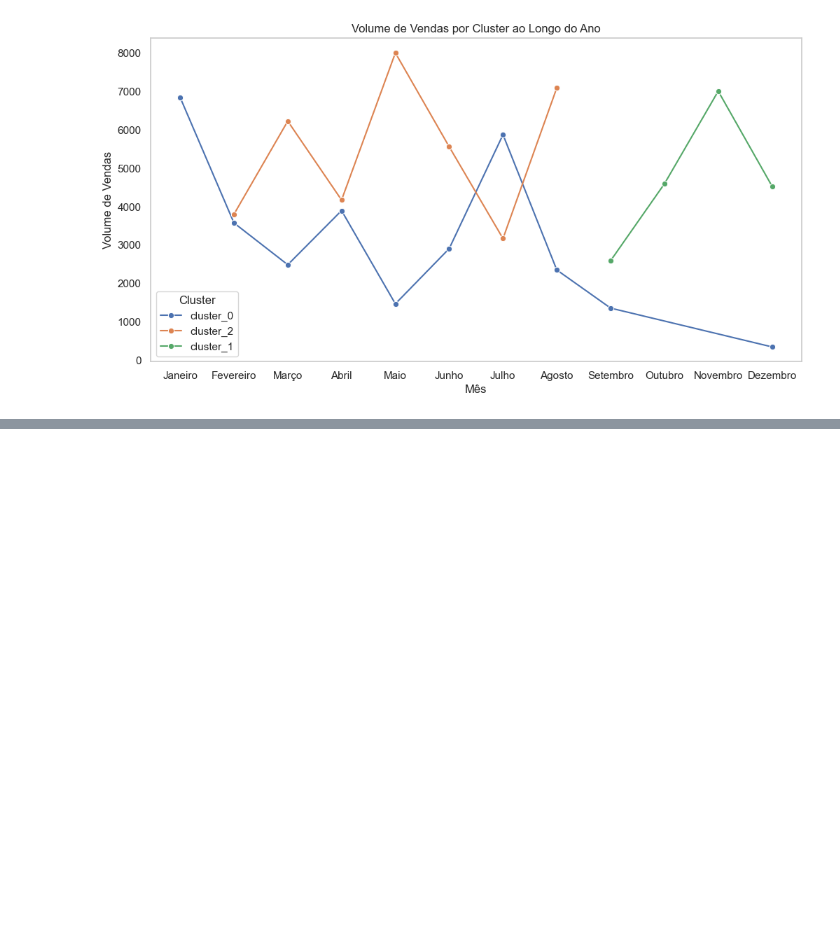
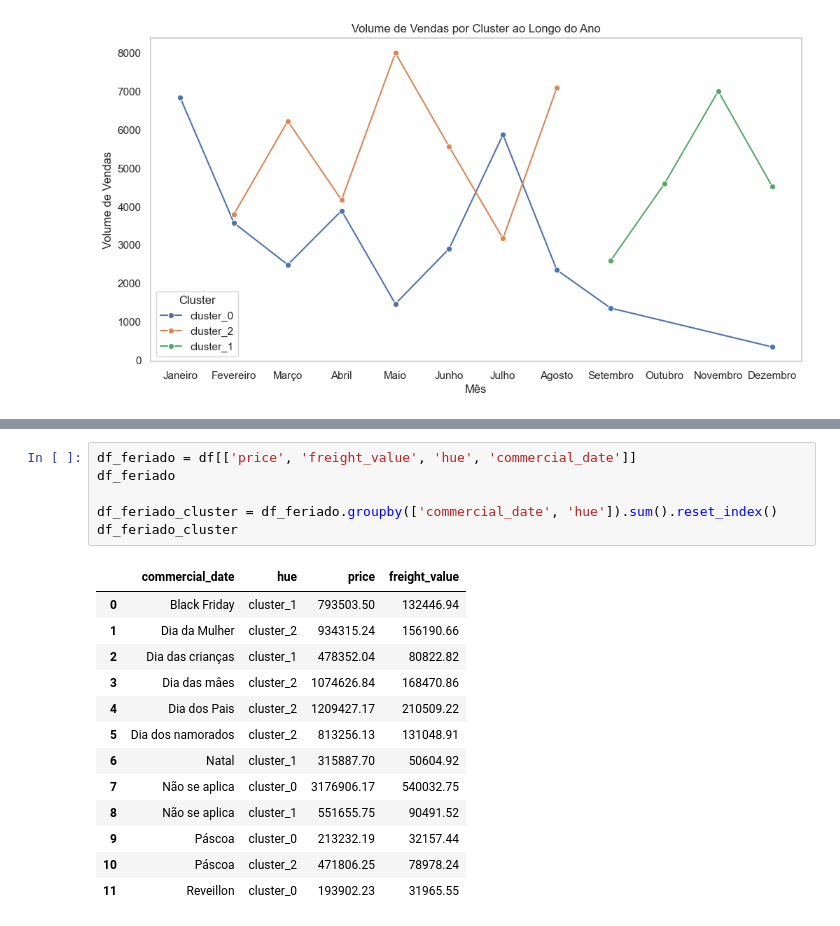
Before and after one commit to wnetohr/Olist-Brazilian-E-Commerce, a Jupyter notebook: notebooks/cluster/eda_cluster_dataframe.ipynb, the cells around one changed output, grey strips where cells are left out. Drawn from its saved outputs; the diff is of its cells as text; blank space fills up the shorter version.

```diff
--- a/notebooks/cluster/eda_cluster_dataframe.ipynb
+++ b/notebooks/cluster/eda_cluster_dataframe.ipynb
@@ -328,0 +428,20 @@ plt.show()
+# %%
+df_feriado = df[['price', 'freight_value', 'hue', 'commercial_date']]
+df_feriado
+
+df_feriado_cluster = df_feriado.groupby(['commercial_date', 'hue']).sum().reset_index()
+df_feriado_cluster
+# %% [output]
+|  | commercial_date | hue | price | freight_value |
+| 0 | Black Friday | cluster_1 | 793503.50 | 132446.94 |
+| 1 | Dia da Mulher | cluster_2 | 934315.24 | 156190.66 |
+| 2 | Dia das crianças | cluster_1 | 478352.04 | 80822.82 |
+| 3 | Dia das mâes | cluster_2 | 1074626.84 | 168470.86 |
+| 4 | Dia dos Pais | cluster_2 | 1209427.17 | 210509.22 |
+| 5 | Dia dos namorados | cluster_2 | 813256.13 | 131048.91 |
+| 6 | Natal | cluster_1 | 315887.70 | 50604.92 |
+| 7 | Não se aplica | cluster_0 | 3176906.17 | 540032.75 |
+| 8 | Não se aplica | cluster_1 | 551655.75 | 90491.52 |
+| 9 | Páscoa | cluster_0 | 213232.19 | 32157.44 |
+| 10 | Páscoa | cluster_2 | 471806.25 | 78978.24 |
+| 11 | Reveillon | cluster_0 | 193902.23 | 31965.55 |
```
Also changed, not shown: parts of 5 cells of this notebook, 3 other files.
